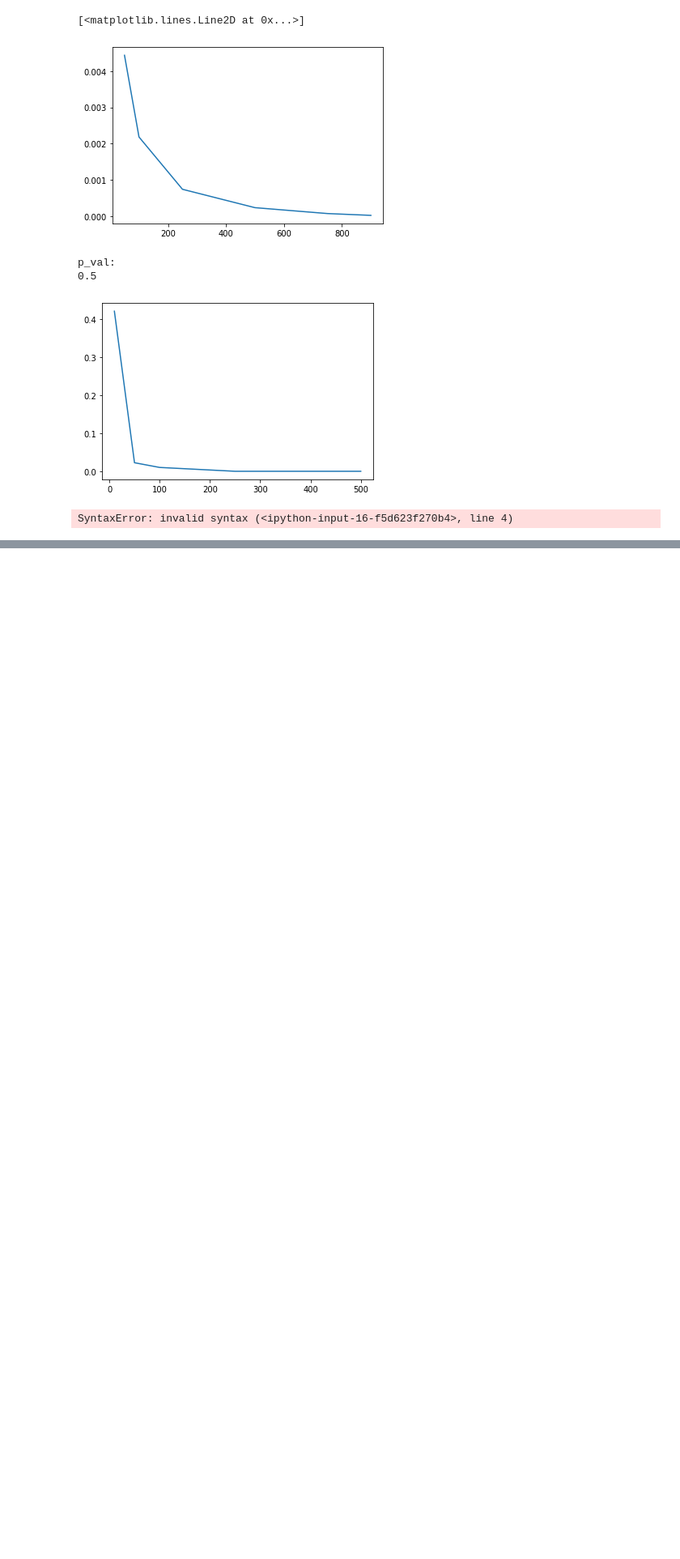
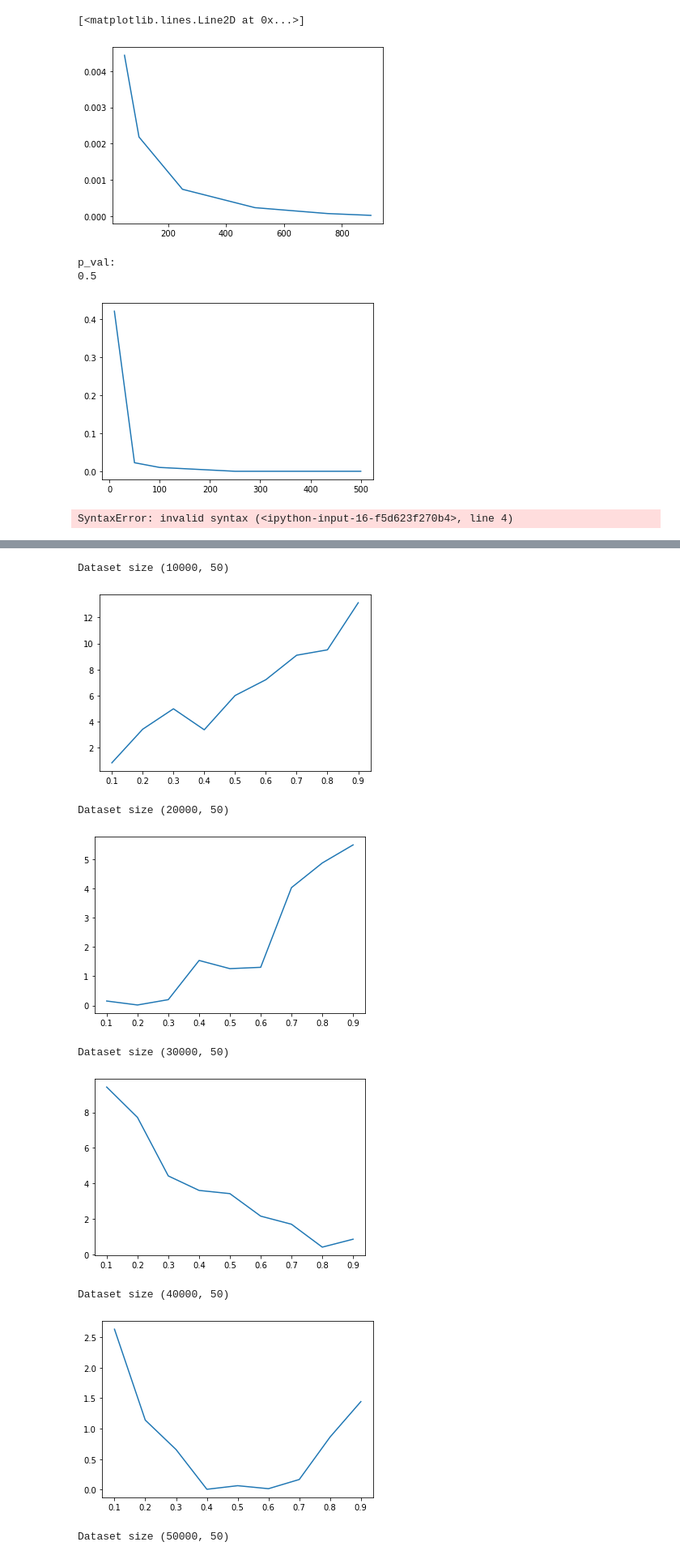
Before and after one commit to chudnov/aqp-optimization, a Jupyter notebook: Assignment 4 code.ipynb, the cells around one changed output, grey strips where cells are left out. Shown at 81% size. Drawn from its saved outputs; the diff is of its cells as text; code cells hidden in the pictures; blank space fills up the shorter version.

Commit message:
add tdigest

```diff
--- a/Assignment 4 code.ipynb
+++ b/Assignment 4 code.ipynb
@@ -483,0 +486,41 @@ def compress(delta_t, e, n, ):
+# %%
+from tdigest import TDigest
+
+datasets = [(10000, 50), (20000, 50), (30000, 50), (40000, 50), (50000, 50)]
+quantiles = [0.1, 0.2, 0.3, 0.4, 0.5, 0.6, 0.7, 0.8, 0.9]
+
+def get_actual_quantile(col, quantile, data, data_size):
+    return np.quantile(data[:col][0], quantile)
+
+def get_approx_quantile(col, quantile, data_size):
+    digest = TDigest()
+    digest.batch_update(get_table_col(col, data_size))
+    digest.compress()
+    return digest.percentile(quantile*100)
+
+def get_mse(approx, actual):
+    return ((approx - actual) ** 2)
+
+def run(col):
+    for datasize in datasets:
+        error = []
+        data = np.random.normal(loc = 0, scale = 1, size=datasize)[:col][0]
+        for quantile in quantiles:
+            approx = get_approx_quantile(col, quantile, datasize)
+            actual = get_actual_quantile(col, quantile, data, datasize)
+            error.append(get_mse(approx, actual))
+        print("Dataset size " + str(datasize))
+        plt.plot(quantiles, error)
+        plt.show()
+
+run(1)
+# %% [output]
+Dataset size (10000, 50)
+[figure, added]
+Dataset size (20000, 50)
+[figure, added]
+Dataset size (30000, 50)
+[figure, added]
+Dataset size (40000, 50)
+[figure, added]
+Dataset size (50000, 50)
```
Also changed, not shown: parts of 2 cells of this notebook.
